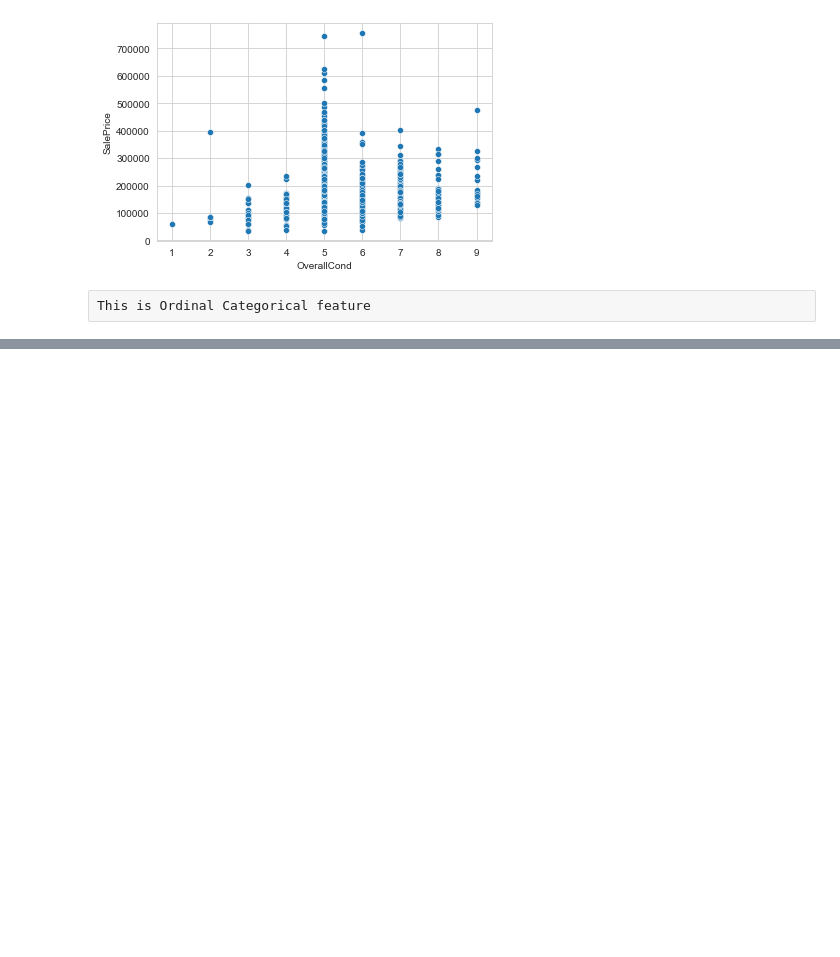
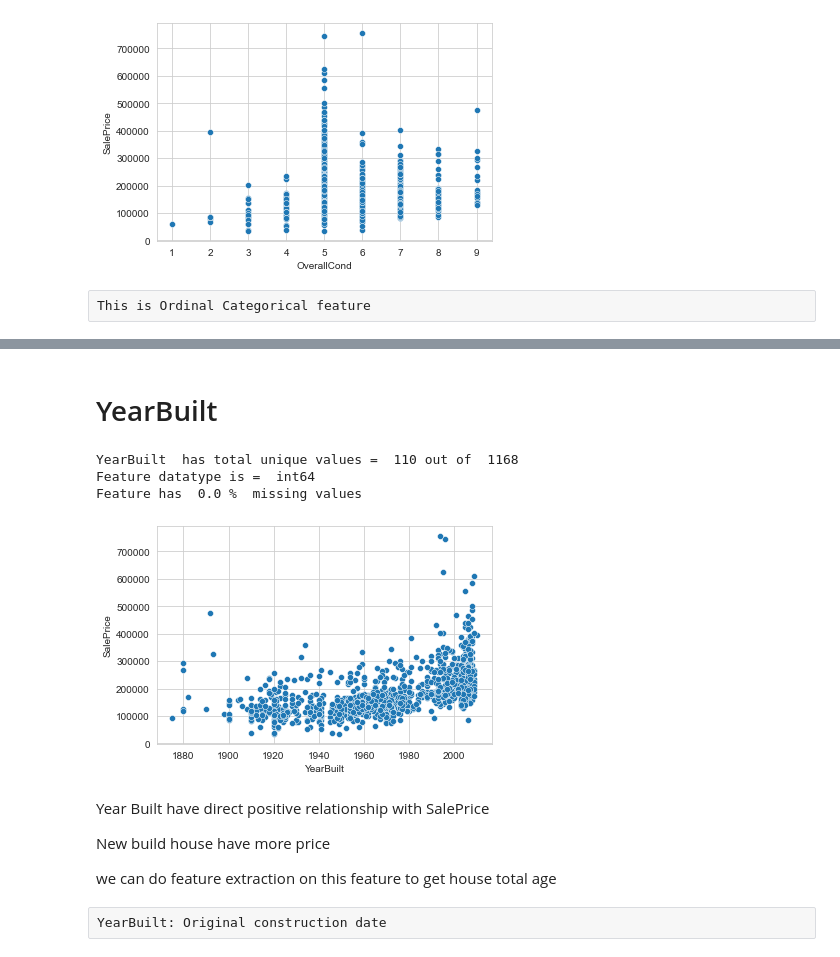
Before and after one commit to mohittomar2008/HOUSING-PRICE-PREDICTION, a Jupyter notebook: HOUSING-PRICE-PREDICTION.ipynb, the cells around one changed output, grey strips where cells are left out. Drawn from its saved outputs; the diff is of its cells as text; code cells hidden in the pictures; blank space fills up the shorter version.

```diff
--- a/HOUSING-PRICE-PREDICTION.ipynb
+++ b/HOUSING-PRICE-PREDICTION.ipynb
@@ -751,0 +777,17 @@ This is Ordinal Categorical feature
+# %% [markdown]
+# YearBuilt
+# %%
+feature_details('YearBuilt')
+# %% [output]
+YearBuilt  has total unique values =  110 out of  1168
+Feature datatype is =  int64
+Feature has  0.0 %  missing values
+[figure, added]
+# %% [markdown]
+Year Built have direct positive relationship with  SalePrice
+
+New build house have more price
+
+we can do feature extraction on this feature to get house total age
+# %% [raw]
+YearBuilt: Original construction date
```
Also changed, not shown: parts of 183 cells of this notebook.
